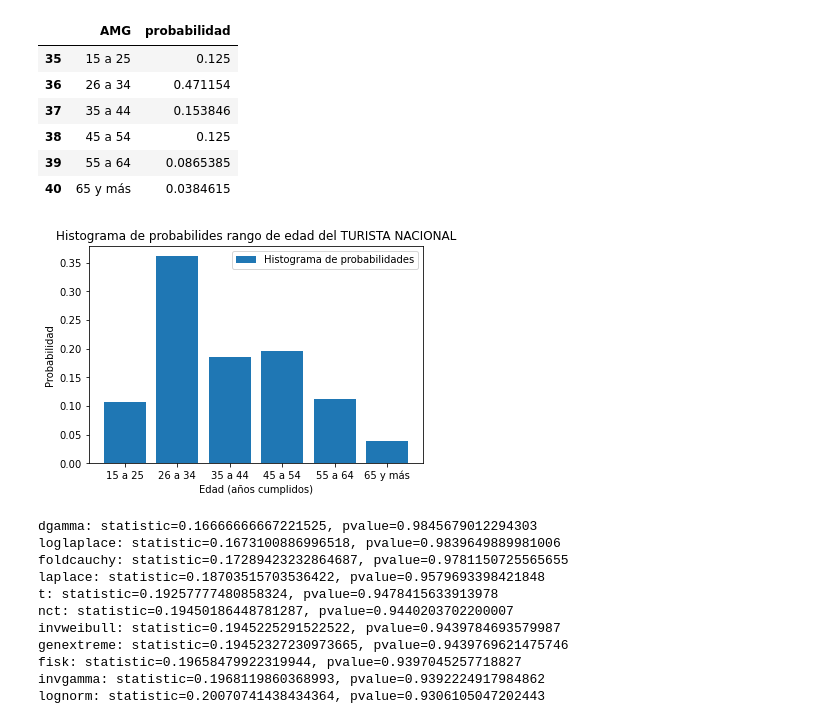
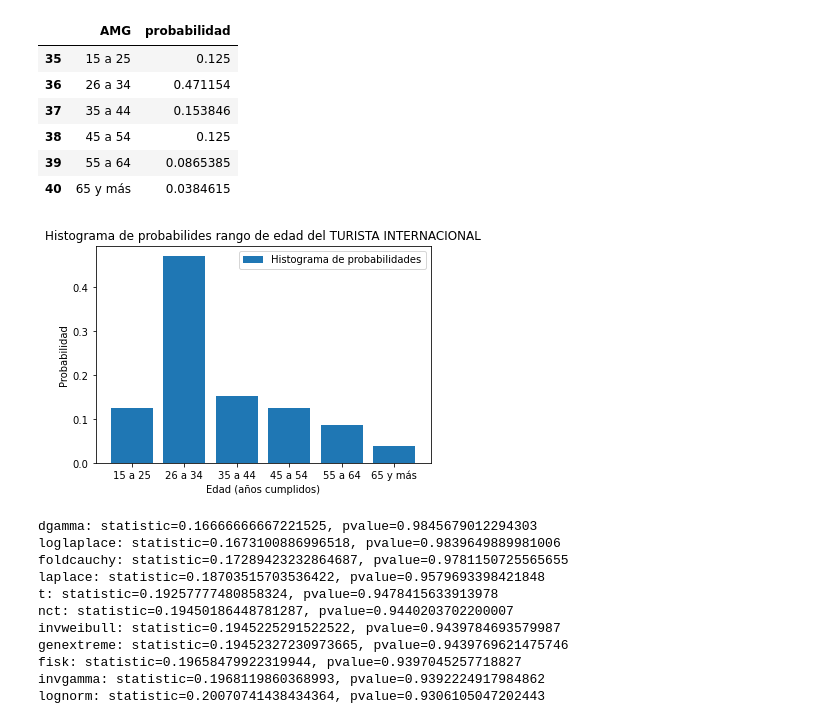
Before and after one commit to ariadnagalindom/Proyecto_GIMontoya_ADGalindo, a Jupyter notebook: PRoyecto_GIMontoya_ADGalindo.ipynb, the cells around one changed output. Drawn from its saved outputs; the diff is of its cells as text; code cells hidden in the pictures.

```diff
--- a/PRoyecto_GIMontoya_ADGalindo.ipynb
+++ b/PRoyecto_GIMontoya_ADGalindo.ipynb
@@ -348,14 +338,14 @@ int_edad
 | 39 | 55 a 64 | 0.0865385 |
 | 40 | 65 y más | 0.0384615 |
 # %%
-plt.bar(int_edad.index,nac_edad.AMG, label='Histograma de probabilidades')
+plt.bar(int_edad.AMG,int_edad.probabilidad, label='Histograma de probabilidades')
 plt.xlabel('Edad (años cumplidos)')
 plt.ylabel('Probabilidad')
-plt.title('Histograma de probabilides rango de edad del TURISTA NACIONAL')
+plt.title('Histograma de probabilides rango de edad del TURISTA INTERNACIONAL')
 plt.legend()
 plt.show()
 # %% [output]
-[figure, old version]
+[figure, new version]
 # %%
 import warnings
 warnings.filterwarnings("ignore")
```
Also changed, not shown: parts of 13 cells of this notebook.
